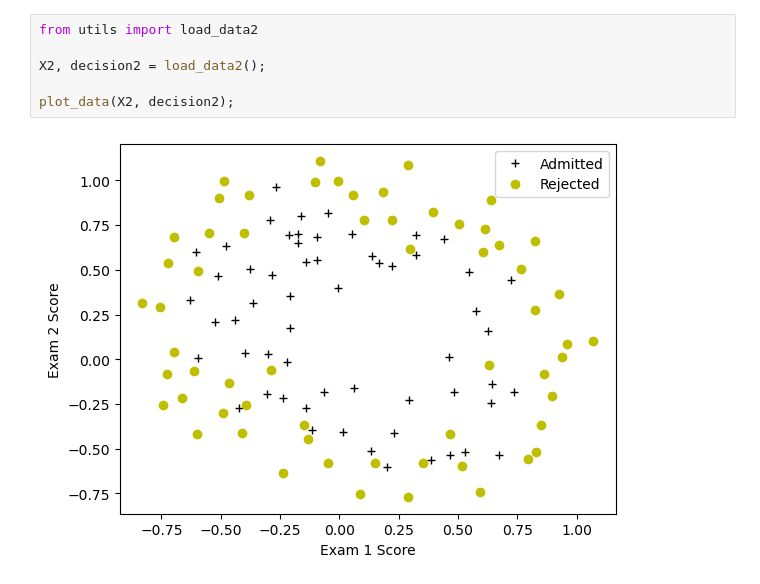
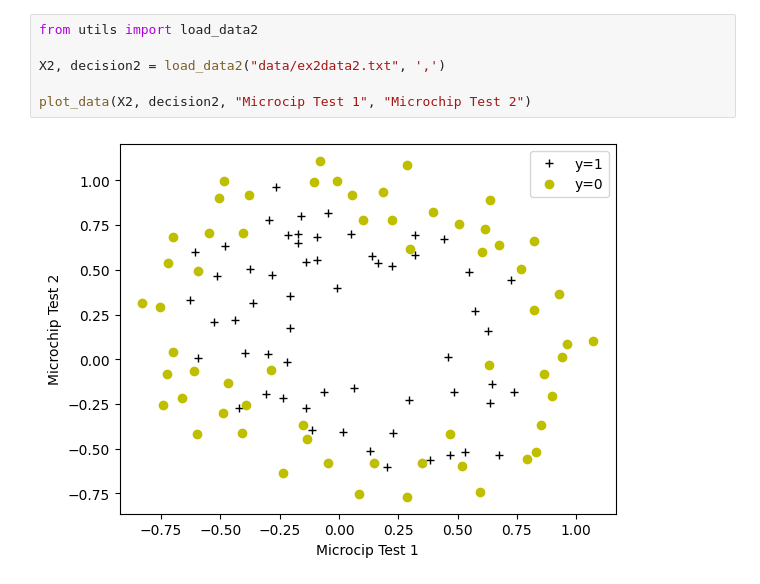
Before and after one commit to Jorzuiz/Anotaciones-23-24, a Jupyter notebook: AAaaaaa/Practicas/Practica 3/main.ipynb, the cells around one changed output. Saved outputs shown, nothing was run; the diff lists cells and outputs as text.

```diff
--- a/AAaaaaa/Practicas/Practica 3/main.ipynb
+++ b/AAaaaaa/Practicas/Practica 3/main.ipynb
@@ -69,8 +56,8 @@ All tests passed!
 # %%
 from utils import load_data2
 
-X2, decision2 = load_data2();
+X2, decision2 = load_data2("data/ex2data2.txt", ',')
 
-plot_data(X2, decision2);
+plot_data(X2, decision2, "Microcip Test 1", "Microchip Test 2")
 # %% [output]
-[figure, old version]
+[figure, new version]
```
Also changed, not shown: parts of 8 cells of this notebook, 5 other files.
